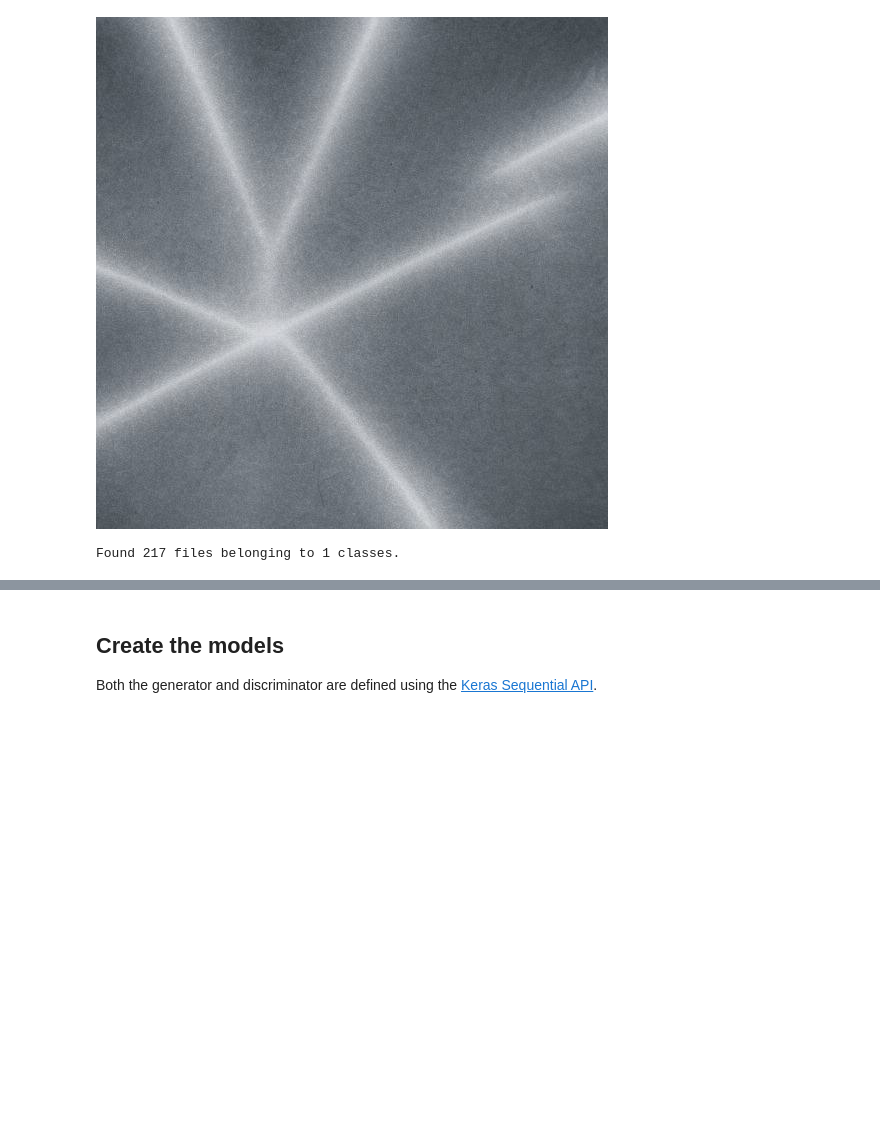
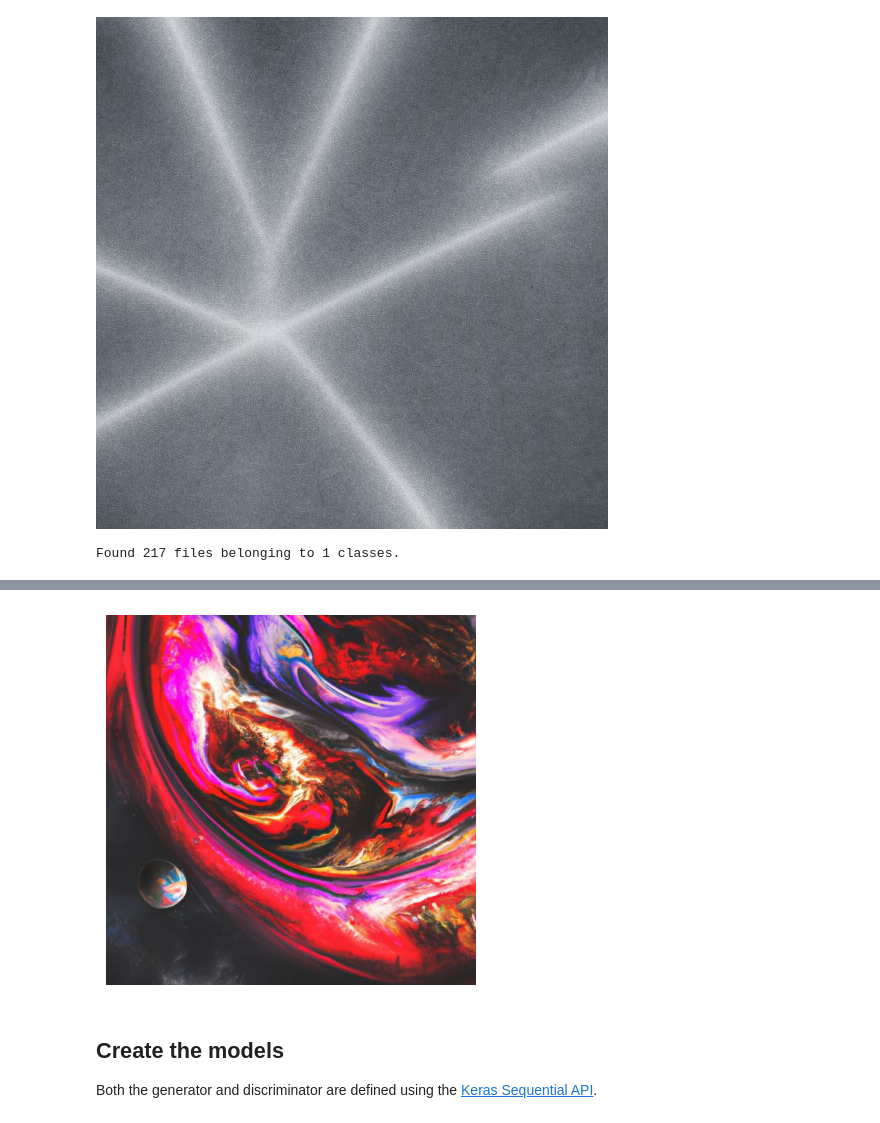
Before and after one commit to izzortsi/abstract_gan_stuff, a Jupyter notebook: dcgan.ipynb, the cells around one changed output, grey strips where cells are left out. Saved outputs shown, nothing was run; the diff lists cells and outputs as text; code cells hidden in the pictures; blank space fills up the shorter version.

```diff
--- a/dcgan.ipynb
+++ b/dcgan.ipynb
@@ -98,3 +96,11 @@ train_ds
+# %%
+for i, x in enumerate(train_ds):
+    plt.axis("off")
+    plt.imshow((x.numpy() * 255).astype("int32")[1])
+    if i == 3:
+        break
+# %% [output]
+[figure, added]
 # %% [markdown]
 ## Create the models
 
```
Also changed, not shown: parts of 10 cells of this notebook, 2 other files.
